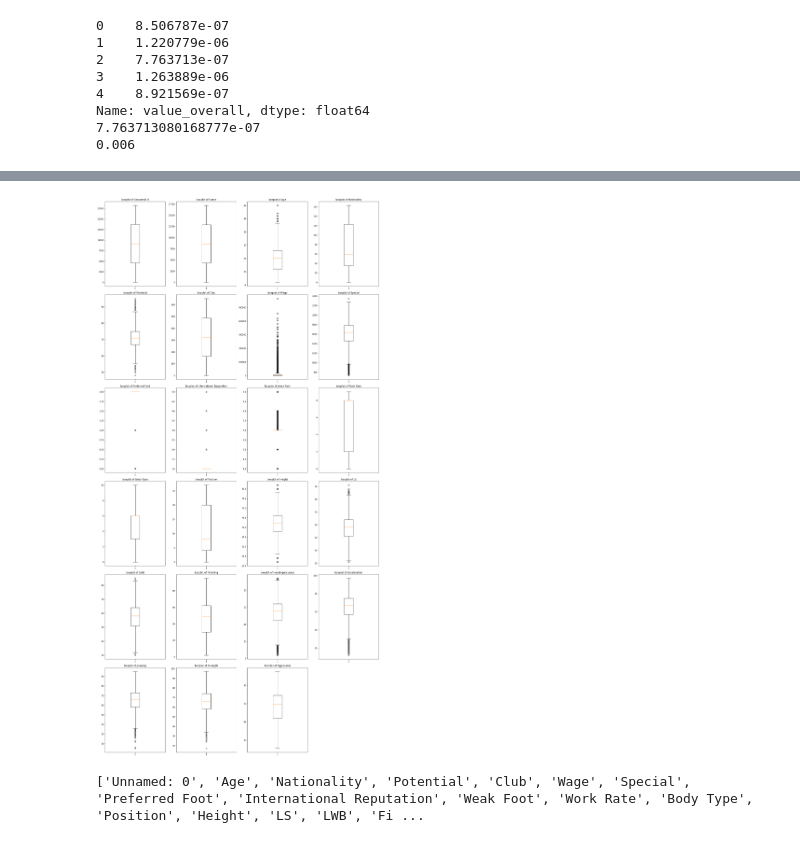
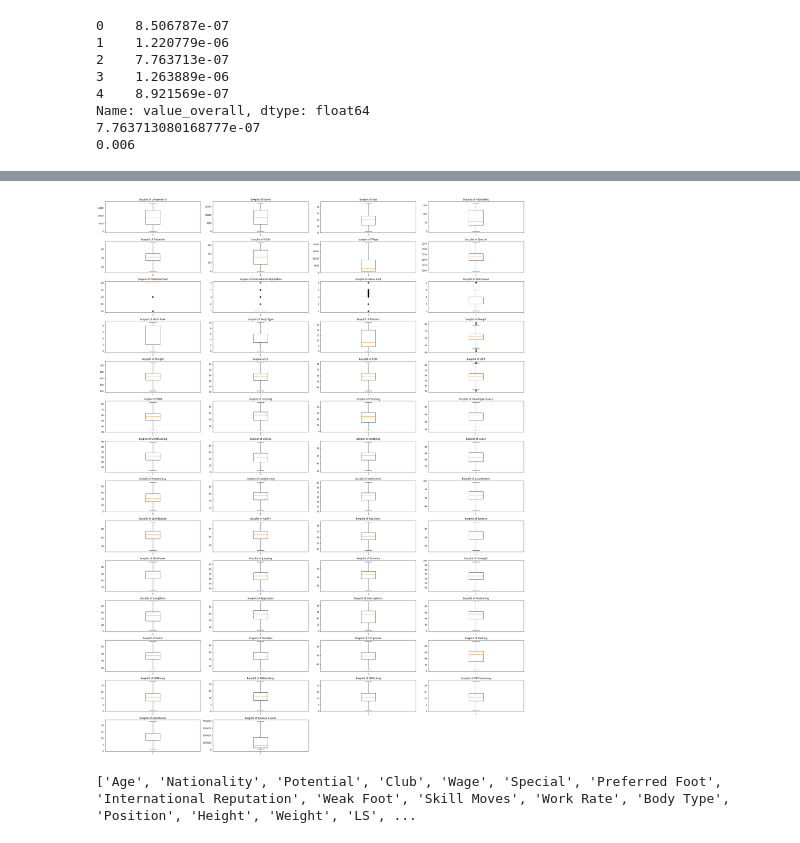
Before and after one commit to laffertyrichard/fifa19_supervised, a Jupyter notebook: fifa19_supervised.ipynb, the cells around one changed output, grey strips where cells are left out. Saved outputs shown, nothing was run; the diff lists cells and outputs as text; code cells hidden in the pictures.

```diff
--- a/fifa19_supervised.ipynb
+++ b/fifa19_supervised.ipynb
@@ -466,0 +555,13 @@ fifa19.dropna(inplace=True)
+# %%
+for col in cont_columns:
+    q75, q25 = np.percentile(fifa19[col], [75, 25])
+    iqr = q75 - q25
+
+    min_val = q25 - (iqr*1.5)
+    max_val = q75 + (iqr*1.5)
+
+    fifa19[col] = winsorize(fifa19[col], (len(np.where(fifa19[col] < min_val)[0]) / 17955,
+                                          len(np.where(fifa19[col] > max_val)[
+                                              0]) / 17955
+                                          )
+                            )
@@ -467,3 +604,5 @@ fifa19.dropna(inplace=True)
+# %%
+fifa19['Release Clause'] = winsorize(fifa19['Release Clause'], (0, .144))
 # %%
 #X and y assignments
 X = fifa19.loc[:, fifa19.columns != 'Value']
@@ -541,0 +684,19 @@ for i, col in enumerate(object_columns):
+# %%
+corr = fifa19[drop_list].corr()
+fig = plt.figure(figsize=(50, 20))
+ax = fig.add_subplot(111)
+cax = ax.matshow(corr, cmap='coolwarm', vmin=-1, vmax=1)
+fig.colorbar(cax)
+ticks = np.arange(0, len(fifa19[drop_list].columns), 1)
+ax.set_xticks(ticks)
+plt.xticks(rotation=90)
+ax.set_yticks(ticks)
+ax.set_xticklabels(fifa19[drop_list].columns)
+ax.set_yticklabels(fifa19[drop_list].columns)
+plt.show()
+drop = ['ST', 'RS', 'LW', 'LF', 'CF', 'RF',
+        'RW', 'LAM', 'CAM', 'RAM', 'LM', 'LCM',
+        'CM', 'RM', 'LDM', 'CDM', 'RDM', 'LB',
+        'LCB', 'CB', 'RCB', 'RB', 'StandingTackle', 'SlidingTackle']
+drop_list = [ele for ele in drop_list if ele not in drop]
+print(drop_list)
@@ -541,0 +714,8 @@ for i, col in enumerate(object_columns):
+# %%
+#X and y assignments
+X = fifa19.loc[:, fifa19.columns != 'Value']
+X = X.drop(columns='Overall')
+X = X.drop(columns='value_overall')
+X = X.drop(columns=drop)
+y = fifa19['value_overall']
+print(X.columns)
@@ -542,20 +734,21 @@ for i, col in enumerate(object_columns):
 # %%
 X_cont = X.select_dtypes(exclude='object')
-fig = plt.figure(figsize=(20,150))
+fig = plt.figure(figsize=(30,150))
 for i, col in enumerate(X_cont.columns):
 
     plt.subplot(len(X_cont.columns), 4, i+1)
     plt.boxplot(X[col])
     plt.title('boxplot of {}'.format(col))
     plt.tight_layout()
 # %% [output]
-[figure, old version]
+[figure, new version]
 # %%
-#Looks like I left Name in there. I'll drop that now
-X = X.drop(columns='Name')
+#Looks like I left Name and Unnamed: 0 in there. I'll drop that now
+X = X.drop(columns=['Name', 'Unnamed: 0'])
+
 print(list(X.columns))
 # %% [output]
-['Unnamed: 0', 'Age', 'Nationality', 'Potential', 'Club', 'Wage', 'Special', 'Preferred Foot', 'International Reputation', 'Weak Foot', 'Work Rate', 'Body Type', 'Position', 'Height', 'LS', 'LWB', 'Fi ...
+['Age', 'Nationality', 'Potential', 'Club', 'Wage', 'Special', 'Preferred Foot', 'International Reputation', 'Weak Foot', 'Skill Moves', 'Work Rate', 'Body Type', 'Position', 'Height', 'Weight', 'LS', ...
 # %%
 print(list(X.columns))
 # %% [output]
```
Also changed, not shown: parts of 43 cells of this notebook.
